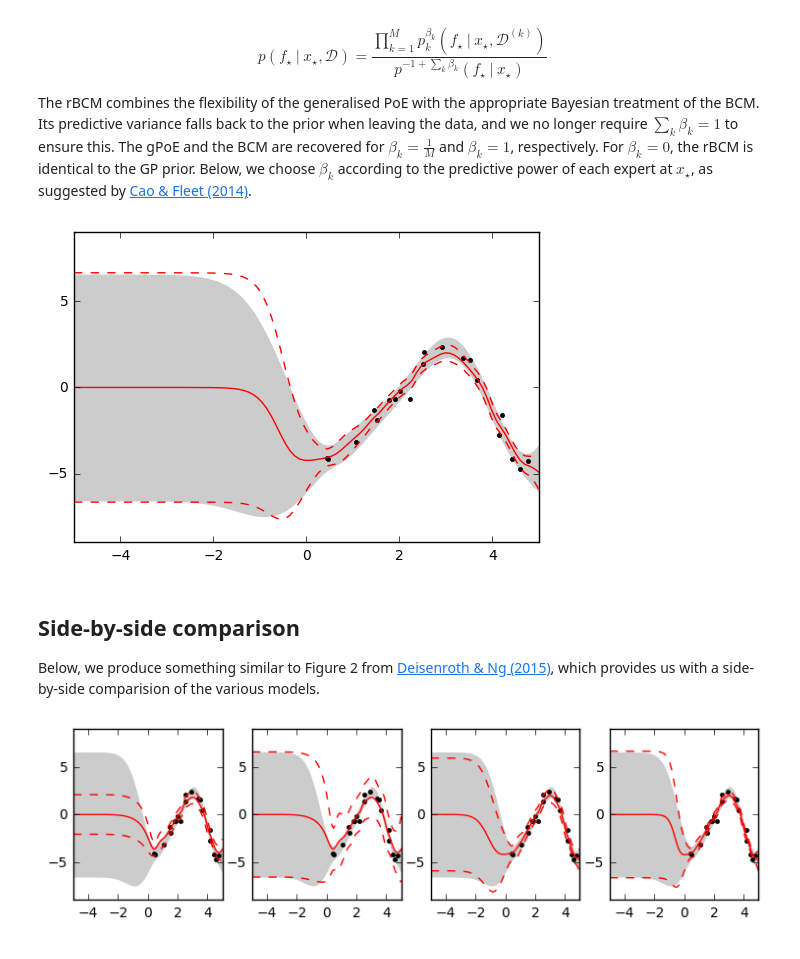
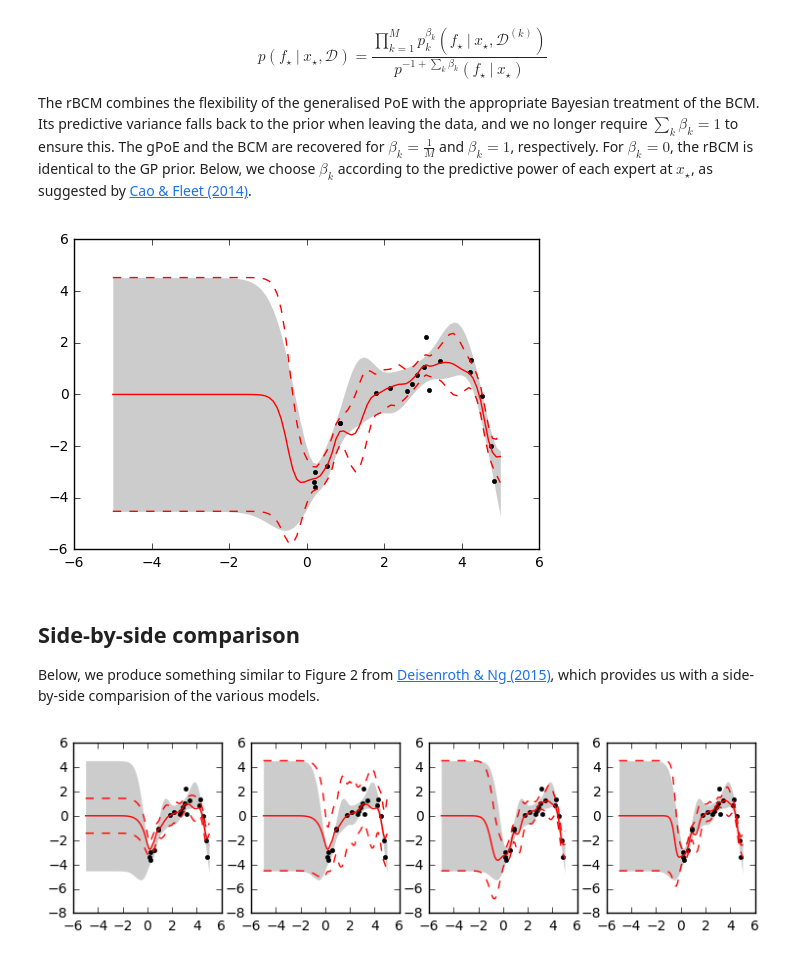
Before and after one commit to sanket-kamthe/gptf, a Jupyter notebook: notebooks/Distributed_Gaussian_Process_Models.ipynb, the cells around one changed output. Saved outputs shown, nothing was run; the diff lists cells and outputs as text; code cells hidden in the pictures.

```diff
--- a/notebooks/Distributed_Gaussian_Process_Models.ipynb
+++ b/notebooks/Distributed_Gaussian_Process_Models.ipynb
@@ -18,6 +18,8 @@ full_gp = gptf.gpr.GPR(
 )
 X = np.random.uniform(0., 5., (20, 1))
 Y = full_gp.compute_prior_samples(X, 1, 1)[0]
+Y += np.random.normal(0., np.sqrt(full_gp.likelihood.variance.value),
+                      Y.shape)  # add noise
 full_gp.optimize(X, Y, disp=False)
 display_html(full_gp.summary(fmt='html'), raw=True)
 # %% [output]
@@ -189,10 +186,9 @@ rbcm = gptf.distributed.rBCMReduction(
 
 rbcm_mean, rbcm_var = rbcm.compute_posterior_mean_var(X, Y, test_points)
 plot_posterior_mean_var_against_full_gp(plt, rbcm_mean, rbcm_var)
-plt.axis(axes)
 plt.show()
 # %% [output]
-[figure, old version]
+[figure, new version]
 # %% [markdown]
 ## Side-by-side comparison
 
@@ -203,18 +199,14 @@ comparision of the various models.
 [distpaper]: http://jmlr.org/proceedings/papers/v37/deisenroth15.pdf
 # %%
 plt.figure(figsize=(9, 2.25))
-plt.subplot(141)
+axes = plt.subplot(141)
 plot_posterior_mean_var_against_full_gp(plt, poe_mean, poe_var)
-plt.axis(axes)
-plt.subplot(142)
+plt.subplot(142, sharey=axes)
 plot_posterior_mean_var_against_full_gp(plt, gpoe_mean, gpoe_var)
-plt.axis(axes)
-plt.subplot(143)
+plt.subplot(143, sharey=axes)
 plot_posterior_mean_var_against_full_gp(plt, bcm_mean, bcm_var)
-plt.axis(axes)
-plt.subplot(144)
+plt.subplot(144, sharey=axes)
 plot_posterior_mean_var_against_full_gp(plt, rbcm_mean, rbcm_var)
-plt.axis(axes)
 plt.show()
 # %% [output]
-[figure, old version]
+[figure, new version]
```
Also changed, not shown: parts of 4 cells of this notebook, 1 other file.
